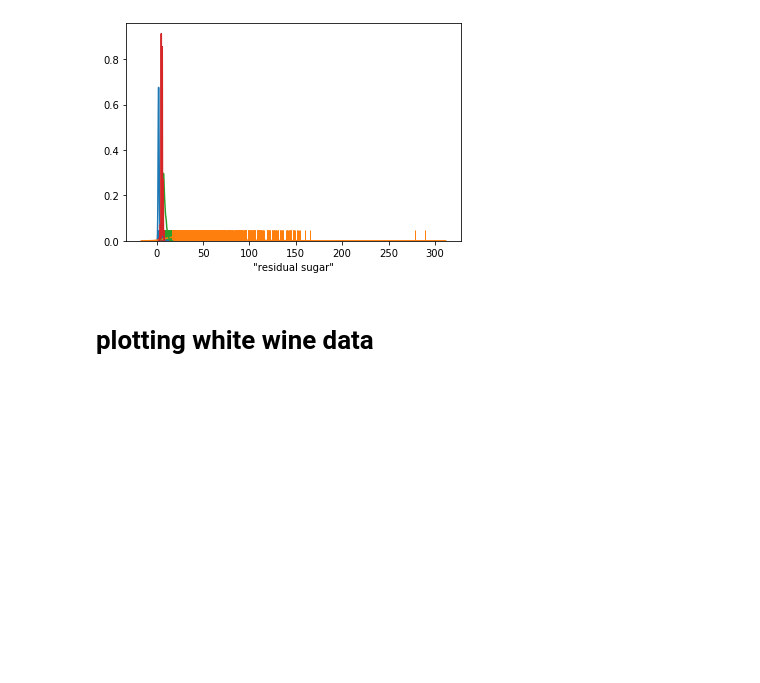
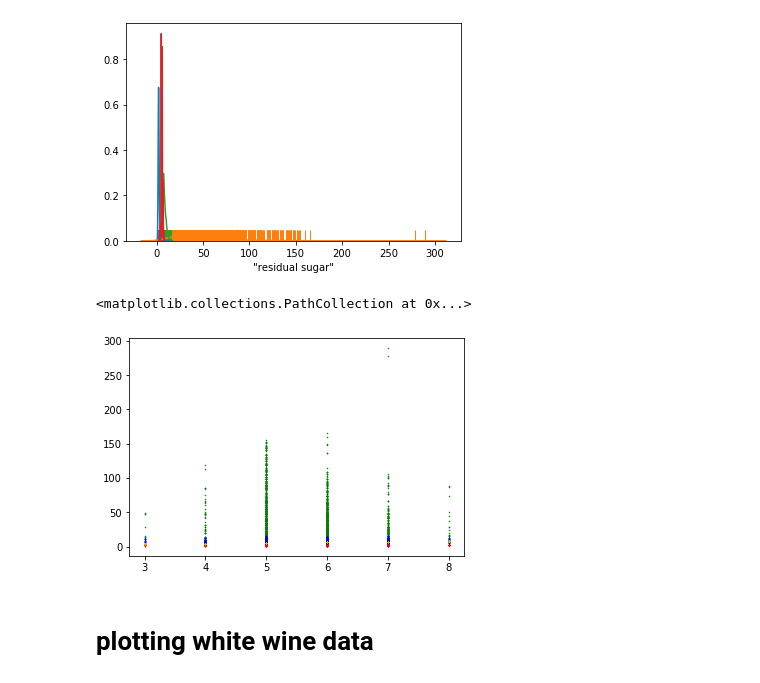
Before and after one commit to SunnyRaj94/Machine-Learning-From-Scratch, a Jupyter notebook: python_libraries/review_python_libraries/01_review_py_lib.ipynb, the cells around one changed output. Saved outputs shown, nothing was run; the diff lists cells and outputs as text; code cells hidden in the pictures; blank space fills up the shorter version.

```diff
--- a/python_libraries/review_python_libraries/01_review_py_lib.ipynb
+++ b/python_libraries/review_python_libraries/01_review_py_lib.ipynb
@@ -111,6 +111,14 @@ sns.distplot(red_wine[['"quality"']], hist=False, rug=True)
 plt.show()
 # %% [output]
 [figure]
+# %%
+plt.scatter(quqlity_red,red_wine['"residual sugar"'], color='r',s=0.3)
+plt.scatter(quqlity_red,red_wine[['"total sulfur dioxide"']], color='g',s=0.3)
+plt.scatter(quqlity_red,red_wine[['"fixed acidity"']],color='b',s=0.3)
+plt.scatter(quqlity_red,red_wine[['"quality"']], color='y',s=0.3)
+# %% [output]
+<matplotlib.collections.PathCollection at 0x...>
+[figure, added]
 # %% [markdown]
 # plotting white wine data
 # %%
```
Also changed, not shown: parts of 1 cell of this notebook.
